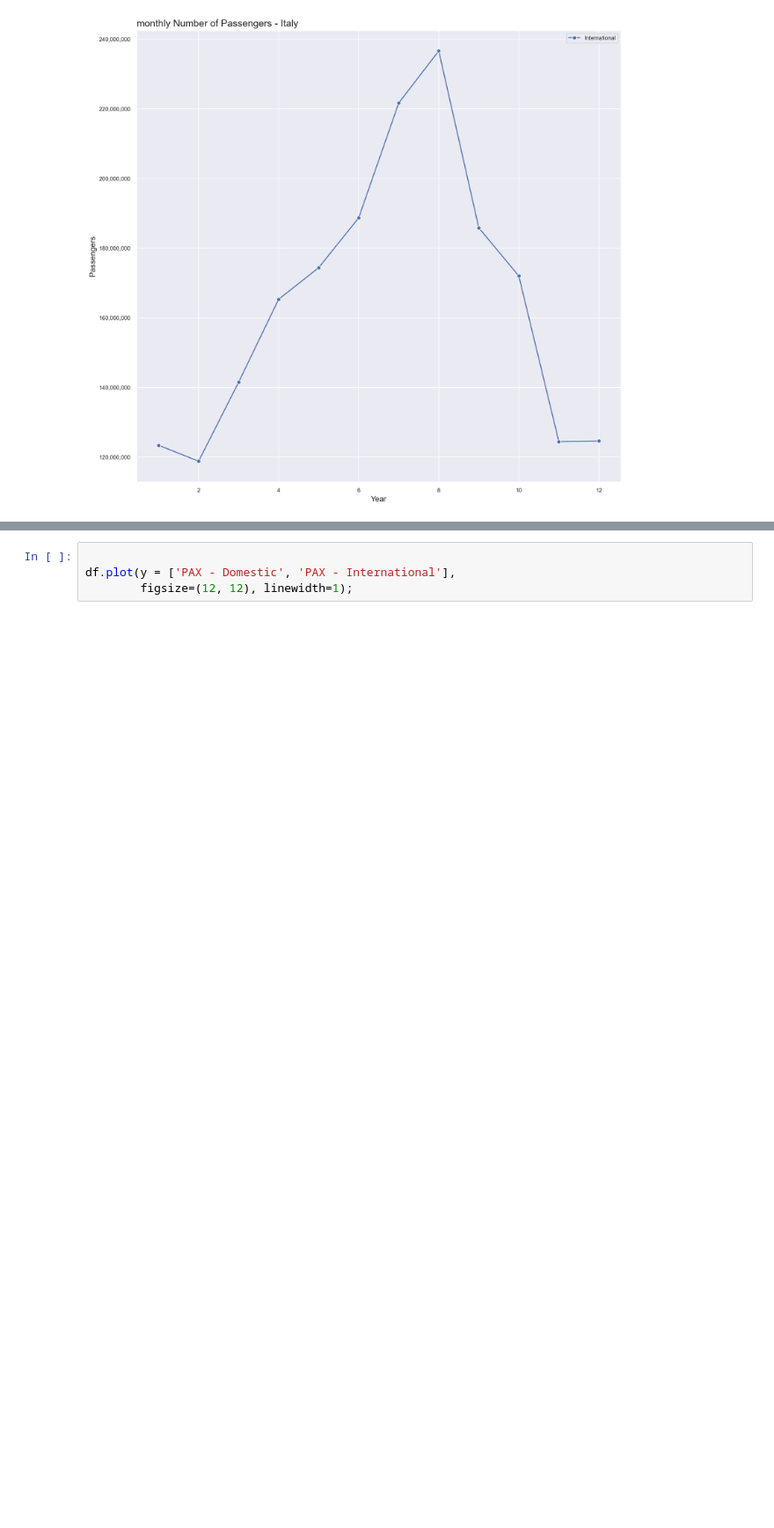
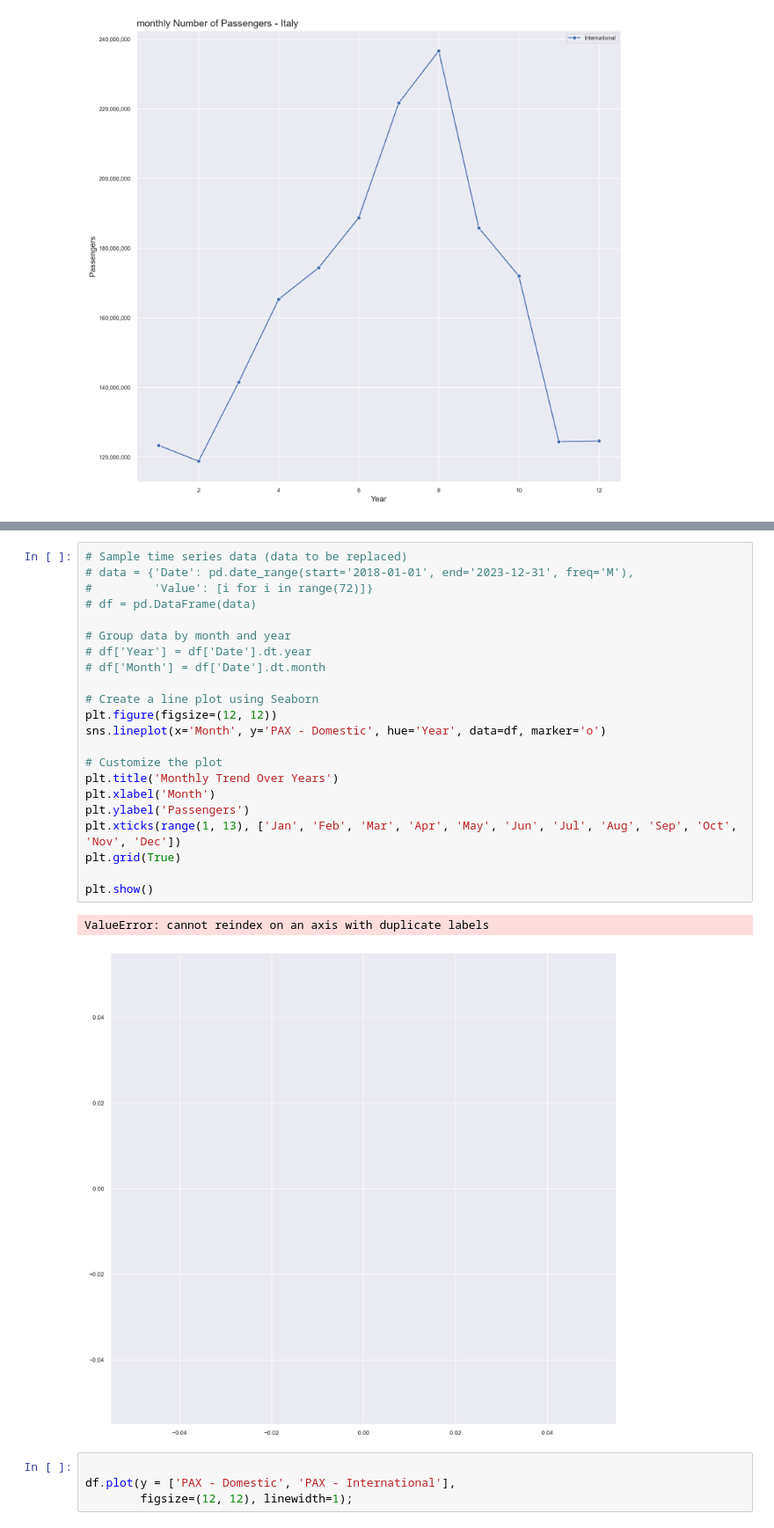
Before and after one commit to fedfioravanti/Italian_Airports, a Jupyter notebook: ItalyAirports_02_EDA.ipynb, the cells around one changed output, grey strips where cells are left out. Shown at 88% size. Drawn from its saved outputs; the diff is of its cells as text; blank space fills up the shorter version.

```diff
--- a/ItalyAirports_02_EDA.ipynb
+++ b/ItalyAirports_02_EDA.ipynb
@@ -271,3 +294,28 @@ No artists with labels found to put in legend.  Note that artists whose label st
+# %%
+# Sample time series data (data to be replaced)
+# data = {'Date': pd.date_range(start='2018-01-01', end='2023-12-31', freq='M'),
+#         'Value': [i for i in range(72)]}
+# df = pd.DataFrame(data)
+
+# Group data by month and year
+# df['Year'] = df['Date'].dt.year
+# df['Month'] = df['Date'].dt.month
+
+# Create a line plot using Seaborn
+plt.figure(figsize=(12, 12))
+sns.lineplot(x='Month', y='PAX - Domestic', hue='Year', data=df, marker='o')
+
+# Customize the plot
+plt.title('Monthly Trend Over Years')
+plt.xlabel('Month')
+plt.ylabel('Passengers')
+plt.xticks(range(1, 13), ['Jan', 'Feb', 'Mar', 'Apr', 'May', 'Jun', 'Jul', 'Aug', 'Sep', 'Oct', 'Nov', 'Dec'])
+plt.grid(True)
+
+plt.show()
+# %% [output]
+ValueError: cannot reindex on an axis with duplicate labels
+[figure, added]
 # %%
 
 df.plot(y = ['PAX - Domestic', 'PAX - International'],
```
Also changed, not shown: parts of 1 cell of this notebook.
